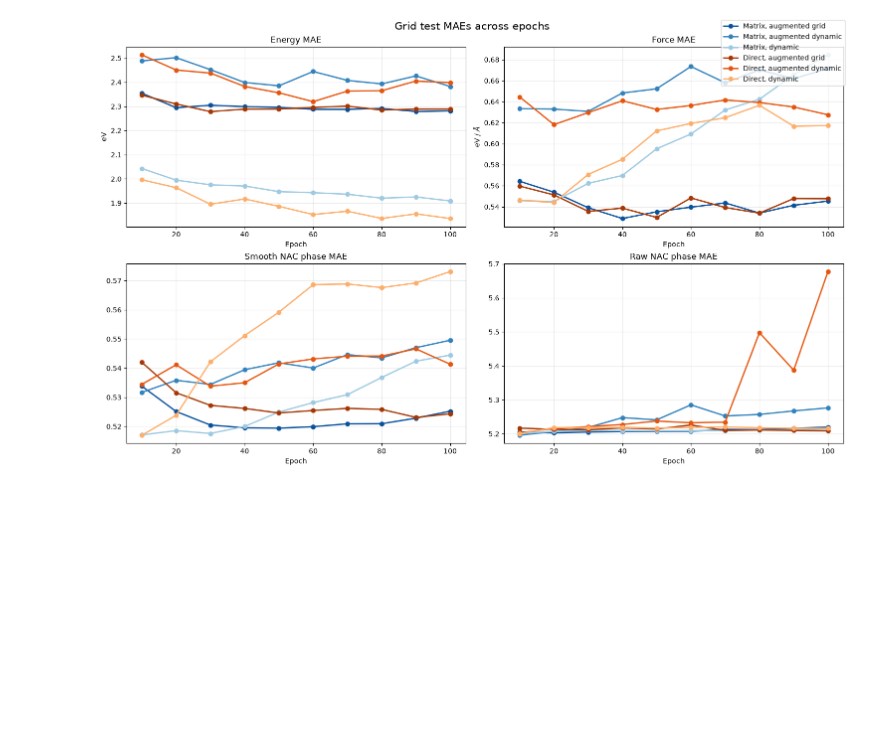
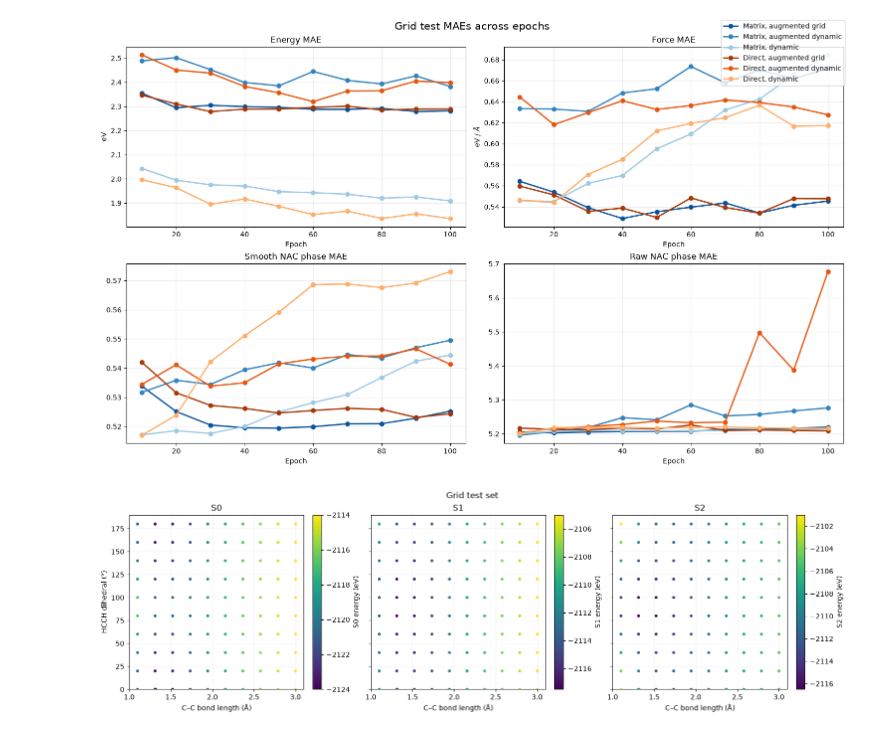
Before and after one commit to yoghurtfork/X-MACE-sampling, a Jupyter notebook: notebooks/plots.ipynb, the cells around one changed output. Drawn from its saved outputs; the diff is of its cells as text; code cells hidden in the pictures; blank space fills up the shorter version.

Commit message:
Plot datasets

```diff
--- a/notebooks/plots.ipynb
+++ b/notebooks/plots.ipynb
@@ -531,3 +533,58 @@ fig.suptitle('Grid test MAEs across epochs', fontsize=15)
 plt.show()
 # %% [output]
 [figure]
+# %%
+# CASSCF energy surfaces on the extended ethene grid.
+from pathlib import Path
+
+import ase.io
+import matplotlib.pyplot as plt
+import numpy as np
+
+# Works when the notebook is run either from the repository root or notebooks/.
+XYZ_GRID = next(
+    (path for path in (
+        Path("data/A01_ethene/static/A01_ethene_grid_static_CASSCF_101_grid.xyz"),
+        Path("../data/A01_ethene/static/A01_ethene_grid_static_CASSCF_101_grid.xyz"),
+    ) if path.is_file()),
+    None,
+)
+if XYZ_GRID is None:
+    raise FileNotFoundError("Could not find the augmented ethene XYZ grid.")
+
+ethene_atoms = ase.io.read(XYZ_GRID, index=":")
+energies = np.vstack([
+    np.asarray(atoms.info["REF_energy"], dtype=float).reshape(-1)
+    for atoms in ethene_atoms
+])
+if energies.shape[1] != 3:
+    raise ValueError(f"Expected S0, S1, and S2 energies; got {energies.shape[1]} states.")
+
+# Atom ordering in this ethene XYZ is C, C, H, H, H, H.
+cc_bond_lengths = np.asarray([atoms.get_distance(0, 1) for atoms in ethene_atoms])
+# Fold the 0–360° convention returned by ASE into the equivalent 0–180° torsion.
+hcch_dihedrals = np.asarray([atoms.get_dihedral(2, 0, 1, 3) for atoms in ethene_atoms])
+hcch_dihedrals = np.minimum(hcch_dihedrals, 360.0 - hcch_dihedrals)
+
+# Fixed state-specific scales match the CASSCF grid heatmaps.
+ENERGY_LIMITS = [(-2124, -2114), (-2117.5, -2105), (-2116.5, -2101)]
+
+fig, axes = plt.subplots(1, 3, figsize=(15, 4.5), sharex=True, sharey=True, constrained_layout=True)
+for state, ax in enumerate(axes):
+    scatter = ax.scatter(
+        cc_bond_lengths, hcch_dihedrals, c=energies[:, state],
+        cmap="viridis", vmin=ENERGY_LIMITS[state][0], vmax=ENERGY_LIMITS[state][1],
+        s=18, linewidths=0,
+    )
+    ax.set(
+        title=f"S{state}", xlabel="C–C bond length (Å)",
+        xlim=(1.0, 3.1), ylim=(0, 190),
+    )
+    ax.grid(alpha=0.2)
+    fig.colorbar(scatter, ax=ax, label=f"S{state} energy (eV)")
+
+axes[0].set_ylabel("HCCH dihedral (°)")
+fig.suptitle("Grid test set")
+plt.show()
+# %% [output]
+[figure, added]
```
Also changed, not shown: parts of 1 cell of this notebook.
